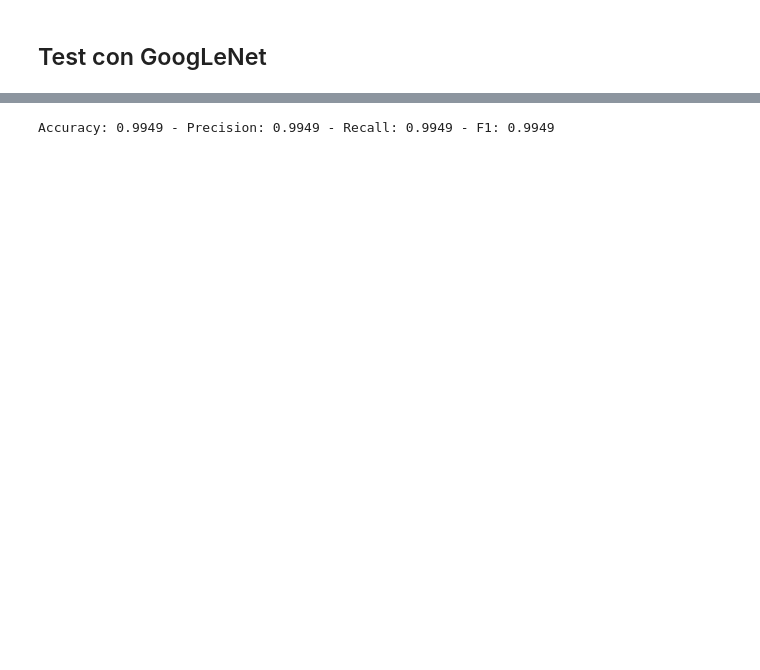
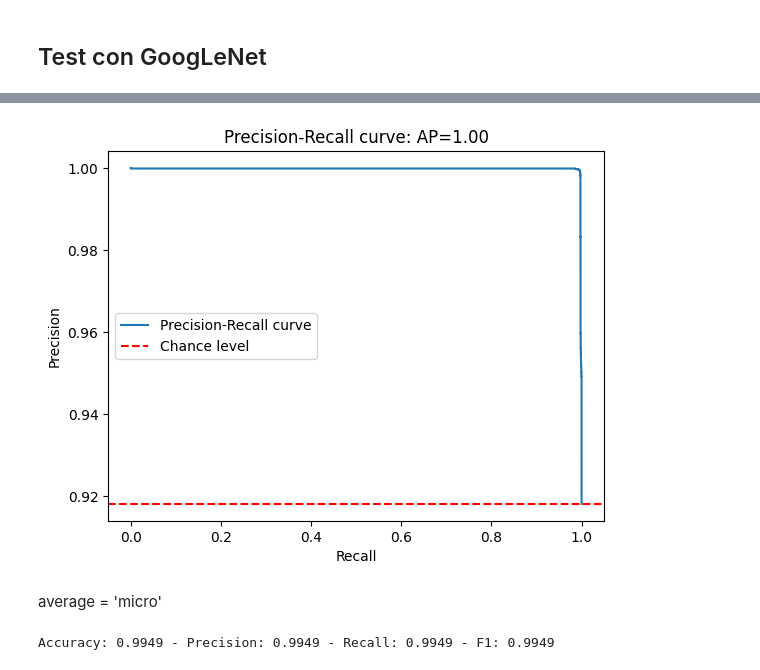
Before and after one commit to frenkmadda/UnderwaterSoundsClassification, a Jupyter notebook: testing/testBinary.ipynb, the cells around one changed output, grey strips where cells are left out. Cells and saved outputs as stored; diff of their text form; code cells hidden in the pictures; blank space fills up the shorter version.

```diff
--- a/testing/testBinary.ipynb
+++ b/testing/testBinary.ipynb
@@ -24,3 +32,9 @@ Accuracy: 0.9960 - Precision: 0.9899 - Recall: 0.9836 - F1: 0.9867
+# %%
+plot_precision_recall('test_results/test3_google_net_predictions.csv')
+# %% [output]
+[figure, added]
+# %% [markdown]
+average = 'micro'
 # %%
 test_model('../models/test4_google_net/best_model.pt', 'googlenet', 'micro', num_classes=2, is_binary=True)
 # %% [output]
```
Also changed, not shown: parts of 11 cells of this notebook, 24 other files.
